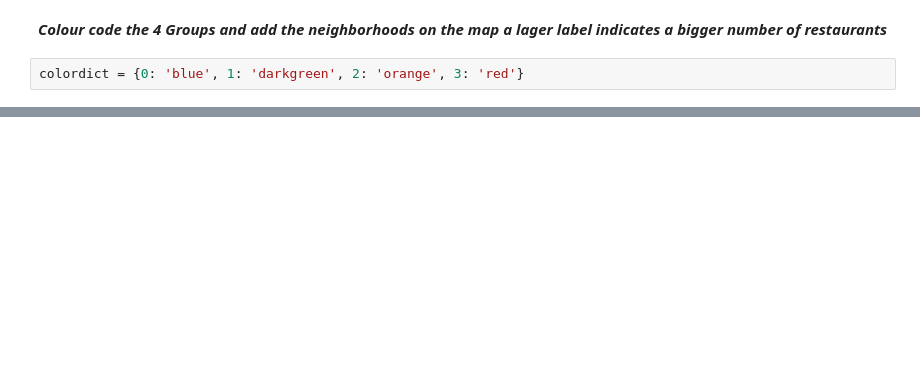
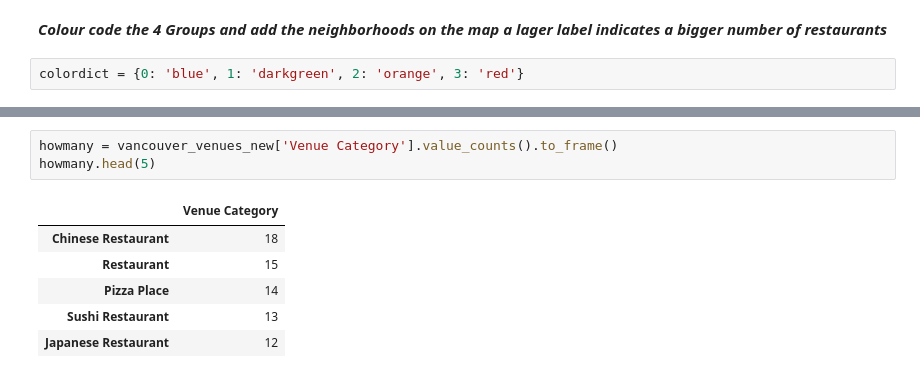
Before and after one commit to yempe/Capstone, a Jupyter notebook: capstone copy 1.ipynb, the cells around one changed output, grey strips where cells are left out. Cells and saved outputs as stored; diff of their text form; blank space fills up the shorter version.

```diff
--- a/capstone copy 1.ipynb
+++ b/capstone copy 1.ipynb
@@ -474,0 +474,10 @@ map_vancouver_2
+# %%
+howmany = vancouver_venues_new['Venue Category'].value_counts().to_frame()
+howmany.head(5)
+# %% [output]
+|  | Venue Category |
+| Chinese Restaurant | 18 |
+| Restaurant | 15 |
+| Pizza Place | 14 |
+| Sushi Restaurant | 13 |
+| Japanese Restaurant | 12 |
```
Also changed, not shown: parts of 21 cells of this notebook.
